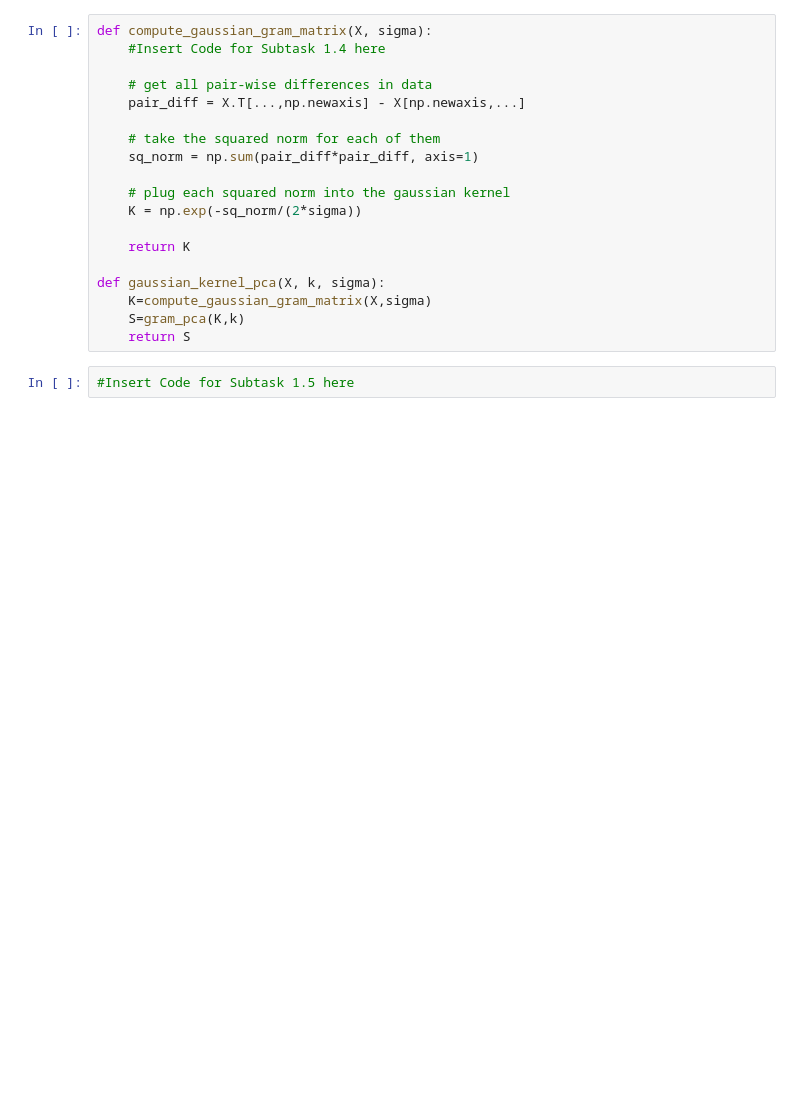
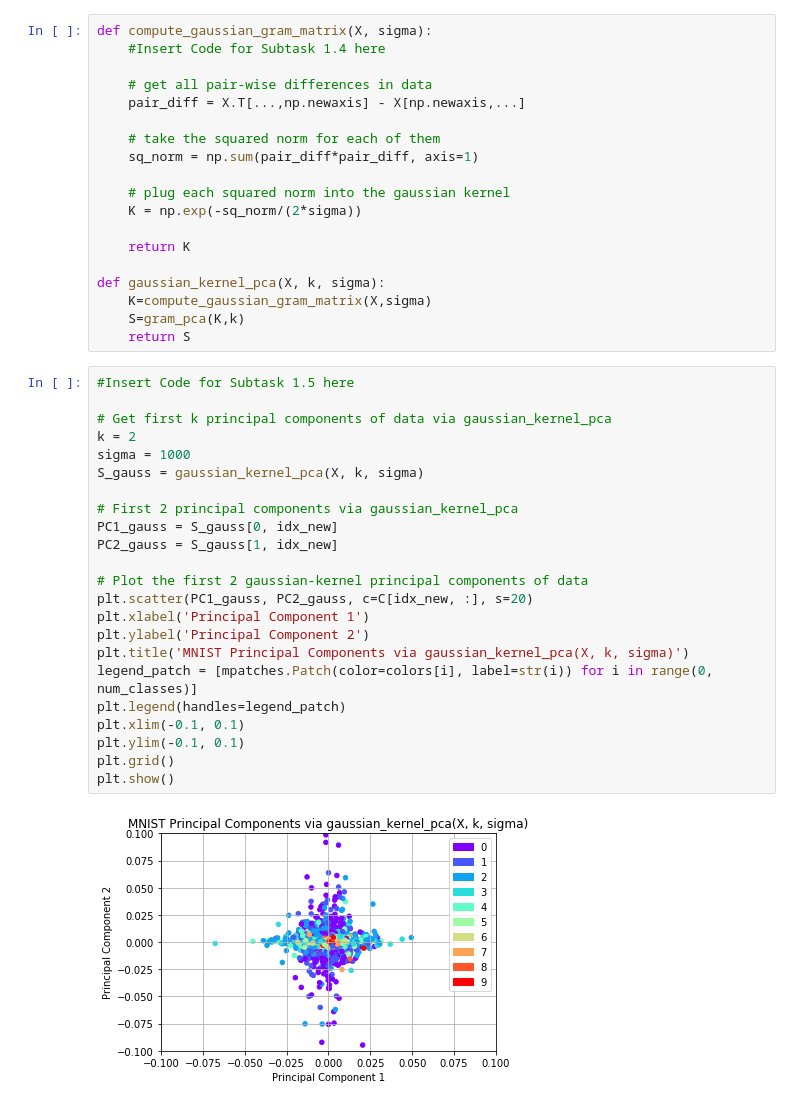
Before and after one commit to uzairakbar/info-retrieval, a Jupyter notebook: Information Retrieval - Assingments/uzair_work/assignment_3/assignment3.ipynb, the cells around one changed output. Drawn from its saved outputs; the diff is of its cells as text; blank space fills up the shorter version.

```diff
--- a/Information Retrieval - Assingments/uzair_work/assignment_3/assignment3.ipynb
+++ b/Information Retrieval - Assingments/uzair_work/assignment_3/assignment3.ipynb
@@ -129,5 +129,28 @@ def gaussian_kernel_pca(X, k, sigma):
     K=compute_gaussian_gram_matrix(X,sigma)
     S=gram_pca(K,k)
     return S
-# %%
-#Insert Code for Subtask 1.5 here
+# %%
+#Insert Code for Subtask 1.5 here
+
+# Get first k principal components of data via gaussian_kernel_pca
+k = 2
+sigma = 1000
+S_gauss = gaussian_kernel_pca(X, k, sigma)
+
+# First 2 principal components via gaussian_kernel_pca
+PC1_gauss = S_gauss[0, idx_new]
+PC2_gauss = S_gauss[1, idx_new]
+
+# Plot the first 2 gaussian-kernel principal components of data
+plt.scatter(PC1_gauss, PC2_gauss, c=C[idx_new, :], s=20)
+plt.xlabel('Principal Component 1')
+plt.ylabel('Principal Component 2')
+plt.title('MNIST Principal Components via gaussian_kernel_pca(X, k, sigma)')
+legend_patch = [mpatches.Patch(color=colors[i], label=str(i)) for i in range(0, num_classes)]
+plt.legend(handles=legend_patch)
+plt.xlim(-0.1, 0.1)
+plt.ylim(-0.1, 0.1)
+plt.grid()
+plt.show()
+# %% [output]
+[figure, added]
```
